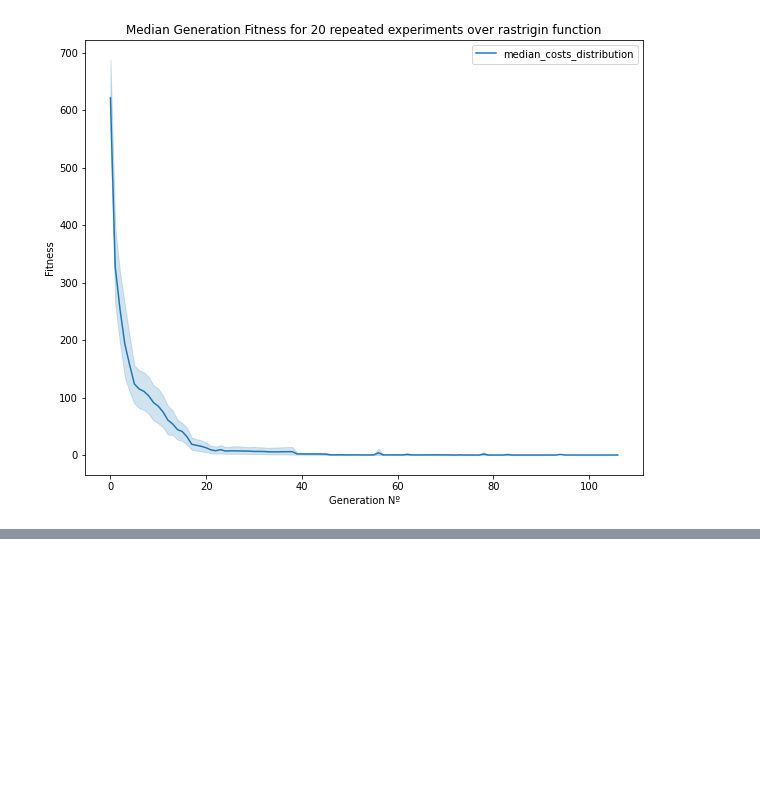
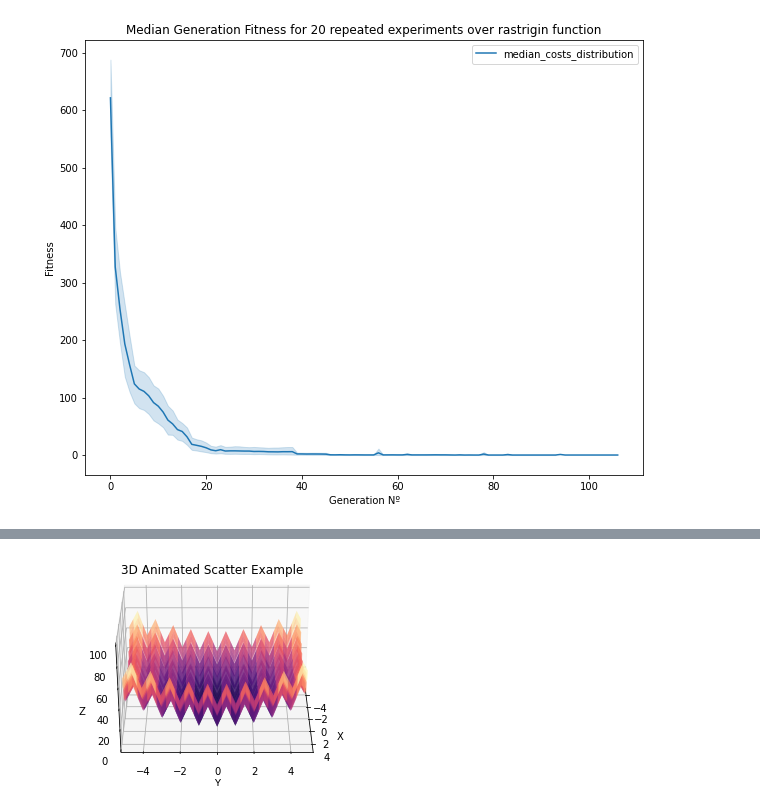
Before and after one commit to Justus-Jonas/Robotic_Simulator, a Jupyter notebook: GA.ipynb, the cells around one changed output, grey strips where cells are left out. Cells and saved outputs as stored; diff of their text form; code cells hidden in the pictures; blank space fills up the shorter version.

```diff
--- a/GA.ipynb
+++ b/GA.ipynb
@@ -261,0 +281,24 @@ HTML(ani.to_html5_video())
+# %%
+def rastrigin(coords):
+    x, y = coords
+    n = 2
+    return 10*n + (x**2 - 10*np.cos(2*np.pi*x)) + (y**2 - 10*np.cos(2*np.pi*y))
+
+generations, costs = genetic_optimize(rastrigin,
+                                    population_size=population_size,
+                                    individual_size=individual_size,
+                                    crossover_rate=crossover_rate,
+                                    mutation_rate=mutation_rate)
+
+x_data = [np.array([binary2xy(bn) for bn in gen])[:, 0].tolist() for gen in generations]
+y_data = [np.array([binary2xy(bn) for bn in gen])[:, 1].tolist() for gen in generations]
+viz_data = [[x, y_data[i], costs[i]]for i, x in enumerate(x_data)]
+
+def rastrigin(x, y):
+    n = 2
+    return 10*n + (x**2 - 10*np.cos(2*np.pi*x)) + (y**2 - 10*np.cos(2*np.pi*y))
+
+ani = generate_visualization(np.array(viz_data), rastrigin, file_name='rastrigin_ga');
+
+HTML(ani.to_html5_video())
+# %% [output]
@@ -261,0 +306 @@ HTML(ani.to_html5_video())
+[figure, added]
```
Also changed, not shown: parts of 5 cells of this notebook.
